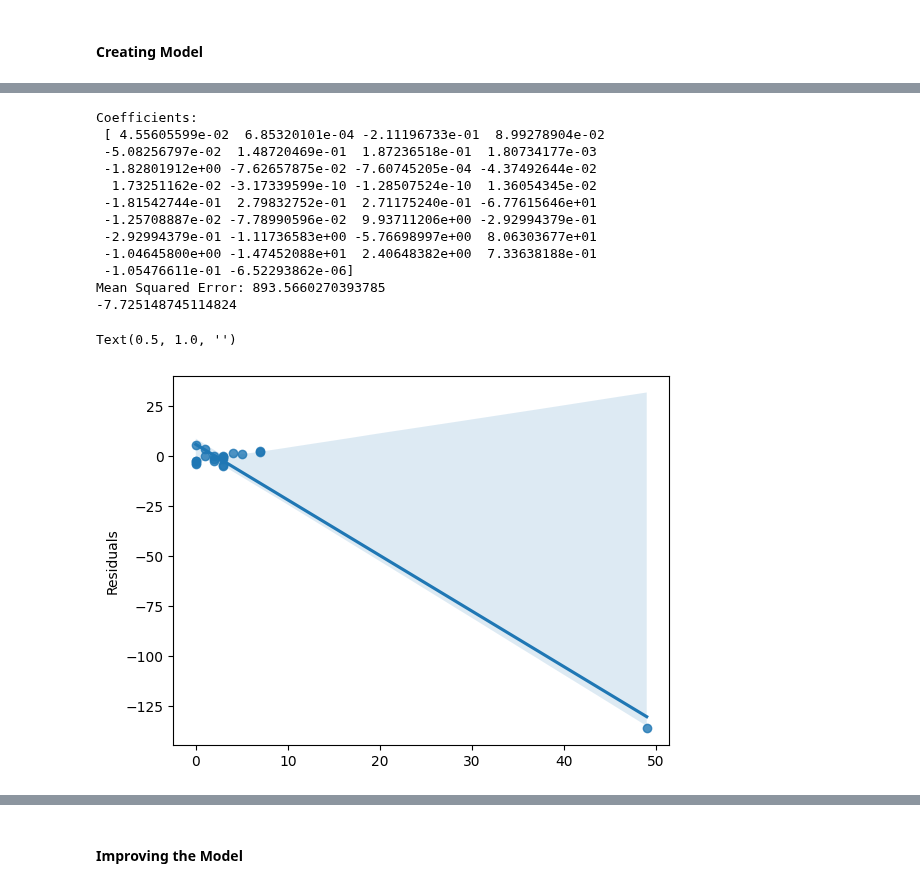
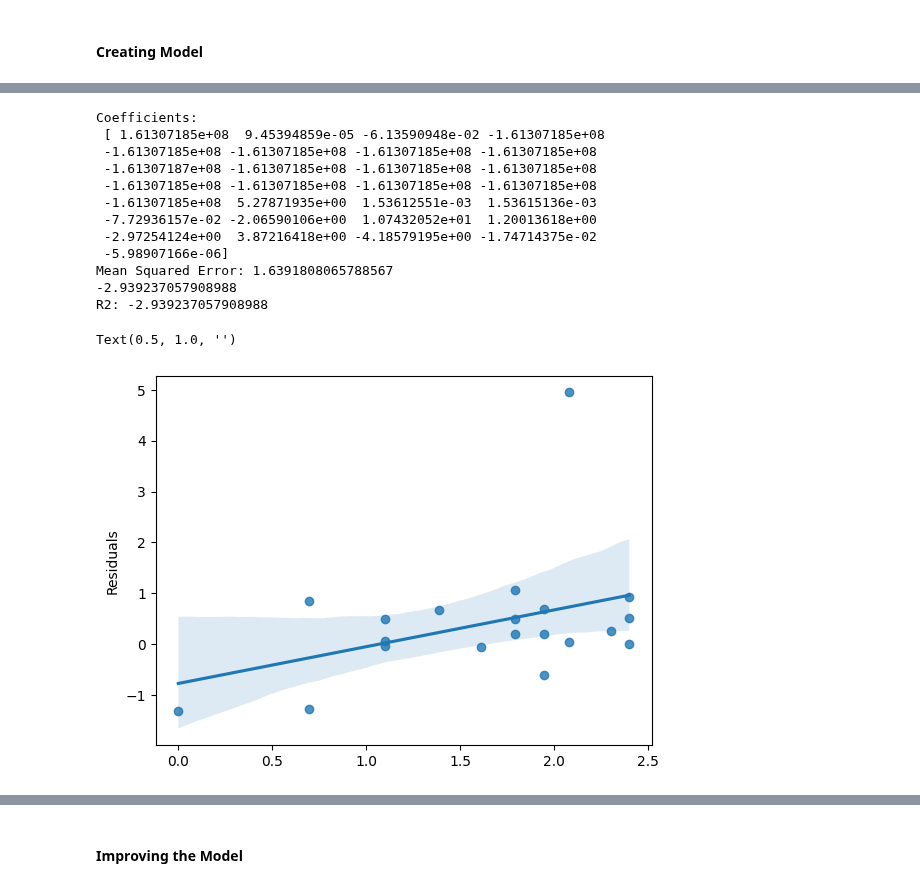
Before and after one commit to zhayes42/CS3870-WRUV, a Jupyter notebook: main.ipynb, the cells around one changed output, grey strips where cells are left out. Drawn from its saved outputs; the diff is of its cells as text; code cells hidden in the pictures.

```diff
--- a/main.ipynb
+++ b/main.ipynb
@@ -94,7 +80,7 @@ def artist_billboard(artist_name):
 # Define smaller data set for linear regression (for now)
 slices = []
 # slices are of size 100 due to Spotify constraints, currently 0 - 110 (ever growing)
-for i in range(162):
+for i in range(209):
     slices.append(pd.read_csv(f'slices/slice{i}.csv'))
 small = pd.concat(slices, axis=0)
 small["Date"] = pd.to_datetime(small["Date"])
@@ -421,4 +404,6 @@ sns.histplot((dj_df_small["Violations"]))
 # %%
-sns.histplot(np.log(dj_df_small["Violations"]))
+dj_df_small["Transformed Violations"] = None
+dj_df_small["Transformed Violations"] = np.log(dj_df_small["Violations"] + 1)
+sns.histplot(dj_df_small["Transformed Violations"])
 #shapiro(np.log(dj_df_small["Violations"]))
 # %% [output]
@@ -534,40 +541,43 @@ Text(0.5, 1.0, '')
 # %%
 # remove another outlier (Jah_red)
-dj_df_small = dj_df_small[dj_df_small["DJ Name"] != "Jad Red"]
+dj_df_small = dj_df_small[dj_df_small["DJ Name"] != "JAH RED"]
 
 train, test = train_test_split(dj_df_small, test_size = 0.2, train_size = 0.8)
-#small_djs_X = dj_df_small.drop(["DJ Name",  "Date", "new_violations", "artist_bb", "artist_violations", "popular_violations", "song_violations", "Violations"], axis=1)
-#small_djs_Y = dj_df_small["Violations"]
-small_djs_X_train = train.drop(["DJ Name", "Date",  "new_violations", "artist_bb", "artist_violations", "popular_violations", "song_violations", "Violations"], axis=1)
-small_djs_X_test = test.drop(["DJ Name", "Date", "new_violations", "artist_bb", "artist_violations", "popular_violations", "song_violations", "Violations"], axis=1)
-small_djs_Y_train = np.log(train["Violations"])
-small_djs_Y_test = np.log(test["Violations"])
+
+small_djs_X_train = train.drop(["DJ Name", "Date",  "new_violations", "artist_bb", "artist_violations", "popular_violations", "song_violations", "Violations", "Transformed Violations"], axis=1)
+small_djs_X_test = test.drop(["DJ Name", "Date", "new_violations", "artist_bb", "artist_violations", "popular_violations", "song_violations", "Violations", "Transformed Violations"], axis=1)
+small_djs_Y_train = train["Transformed Violations"]
+small_djs_Y_test = test["Transformed Violations"]
+
 regr = linear_model.LinearRegression()
 regr.fit(small_djs_X_train, small_djs_Y_train)
 small_djs_Y_pred = regr.predict(small_djs_X_test)
+
 print("Coefficients: \n", regr.coef_)
 print(f'Mean Squared Error: {mean_squared_error(small_djs_Y_test, small_djs_Y_pred)}')
 print(f'{regr.score(small_djs_X_test, small_djs_Y_test)}')
+print(f'R2: {r2_score(small_djs_Y_test, small_djs_Y_pred)}')
+
 residuals = small_djs_Y_test - small_djs_Y_pred
 ax = sns.regplot(x=small_djs_Y_test, y=residuals)
 ax.set_xlabel('')
 ax.set_ylabel('Residuals')
 ax.set_title('')
 # %% [output]
 Coefficients:
- [ 4.55605599e-02  6.85320101e-04 -2.11196733e-01  8.99278904e-02
- -5.08256797e-02  1.48720469e-01  1.87236518e-01  1.80734177e-03
- -1.82801912e+00 -7.62657875e-02 -7.60745205e-04 -4.37492644e-02
-  1.73251162e-02 -3.17339599e-10 -1.28507524e-10  1.36054345e-02
- -1.81542744e-01  2.79832752e-01  2.71175240e-01 -6.77615646e+01
- -1.25708887e-02 -7.78990596e-02  9.93711206e+00 -2.92994379e-01
- -2.92994379e-01 -1.11736583e+00 -5.76698997e+00  8.06303677e+01
- -1.04645800e+00 -1.47452088e+01  2.40648382e+00  7.33638188e-01
- -1.05476611e-01 -6.52293862e-06]
-Mean Squared Error: 893.5660270393785
--7.725148745114824
+ [ 1.61307185e+08  9.45394859e-05 -6.13590948e-02 -1.61307185e+08
+ -1.61307185e+08 -1.61307185e+08 -1.61307185e+08 -1.61307185e+08
+ -1.61307187e+08 -1.61307185e+08 -1.61307185e+08 -1.61307185e+08
+ -1.61307185e+08 -1.61307185e+08 -1.61307185e+08 -1.61307185e+08
+ -1.61307185e+08  5.27871935e+00  1.53612551e-03  1.53615136e-03
+ -7.72936157e-02 -2.06590106e+00  1.07432052e+01  1.20013618e+00
+ -2.97254124e+00  3.87216418e+00 -4.18579195e+00 -1.74714375e-02
+ -5.98907166e-06]
+Mean Squared Error: 1.6391808065788567
+-2.939237057908988
+R2: -2.939237057908988
 Text(0.5, 1.0, '')
-[figure, old version]
+[figure, new version]
 # %%
 coeffs = (pd.DataFrame(zip(small_djs_X_train.columns, regr.coef_), columns=['name', 'coef'])).sort_values(by='coef', axis=0)
 sns.barplot(x=coeffs['coef'], y=coeffs['name'], hue=coeffs['name'], data = coeffs)
```
Also changed, not shown: parts of 35 cells of this notebook.
